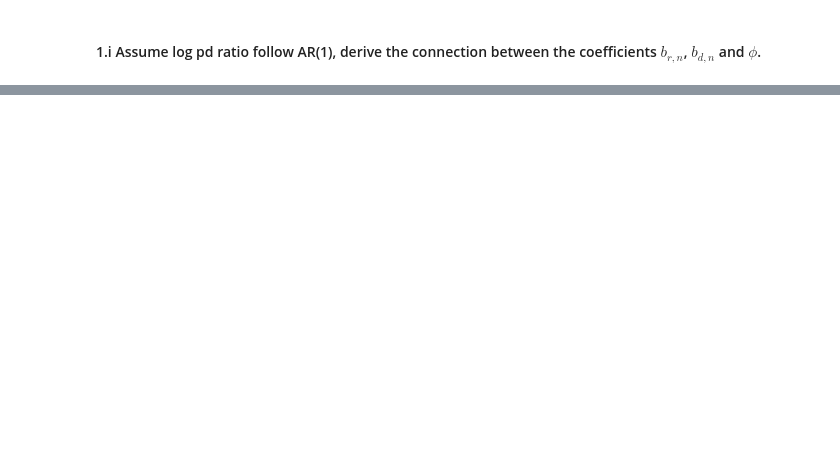
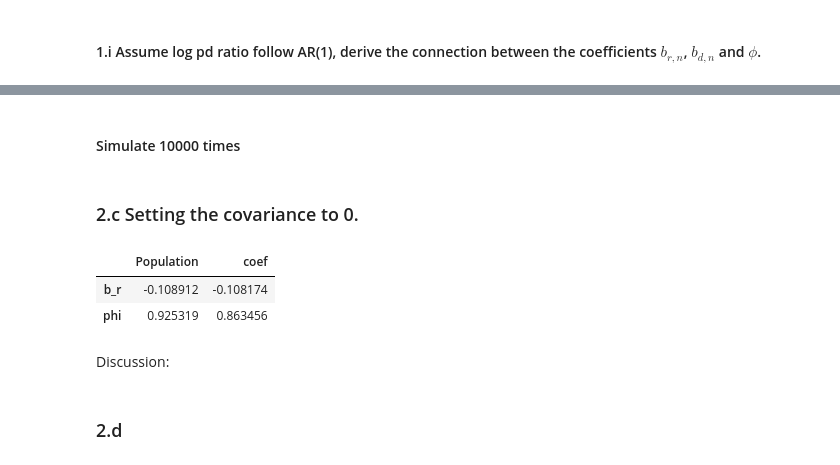
Before and after one commit to conquerv0/EmpricalAssetPricing, a Jupyter notebook: ProblemSet/Code/ps1_return.ipynb, the cells around one changed output, grey strips where cells are left out. Drawn from its saved outputs; the diff is of its cells as text; code cells hidden in the pictures; blank space fills up the shorter version.

```diff
--- a/ProblemSet/Code/ps1_return.ipynb
+++ b/ProblemSet/Code/ps1_return.ipynb
@@ -497,0 +749,36 @@ Proportion due to Cash Flow News: -0.051303703739814036
+# %% [markdown]
+#### Simulate 10000 times
+# %%
+
+def get_coef(df, a_r, b_r, a_pd, phi, cov_matrix_error,n=10000):
+    np.random.seed(42)
+    b_r_list = []
+    phi_list = []
+    for i in range(n):
+        sample = generate_single_sample(df, a_r, b_r, a_pd, phi, cov_matrix_error)
+
+        X = sample['Log_PD_Cash_Lagged']
+        X = sm.add_constant(X)
+        Y1 = sample['Log_PD_Cash']
+        model1 = sm.OLS(Y1, X).fit()
+        phi_temp = model1.params.loc['Log_PD_Cash_Lagged']
+        phi_list.append(phi_temp)
+
+        X = sample['Log_PD_Cash_Lagged']
+        X = sm.add_constant(X)
+        Y2 = sample['Log_Return']
+        model2 = sm.OLS(Y2, X).fit()
+        b_r_temp = model2.params.loc['Log_PD_Cash_Lagged']
+        b_r_list.append(b_r_temp)
+
+    phi_mean = sum(phi_list) / len(phi_list)
+    b_r_mean = sum(b_r_list) / len(b_r_list)
+
+    result = {
+    'Population': [b_r, phi],
+    'coef': [b_r_mean, phi_mean]
+    }
+
+    result_df = pd.DataFrame(result, index=['b_r','phi'])
+
+    return result_df
@@ -497,0 +788,18 @@ Proportion due to Cash Flow News: -0.051303703739814036
+# %% [markdown]
+### 2.c Setting the covariance to 0.
+# %%
+cov_matrix_error2 = cov_matrix_error.copy()
+cov_matrix_error2.iloc[0,1],cov_matrix_error2.iloc[1,0]=0,0
+# cov_matrix_error2.iloc[1,0]=0
+cov_matrix_error2
+
+result_2 = get_coef(annual_df2, a_r, b_r, a_pd, phi, cov_matrix_error2)
+result_2
+# %% [output]
+|  | Population | coef |
+| b_r | -0.108912 | -0.108174 |
+| phi | 0.925319 | 0.863456 |
+# %% [markdown]
+Discussion:
+# %% [markdown]
+### 2.d
```
Also changed, not shown: parts of 33 cells of this notebook.
